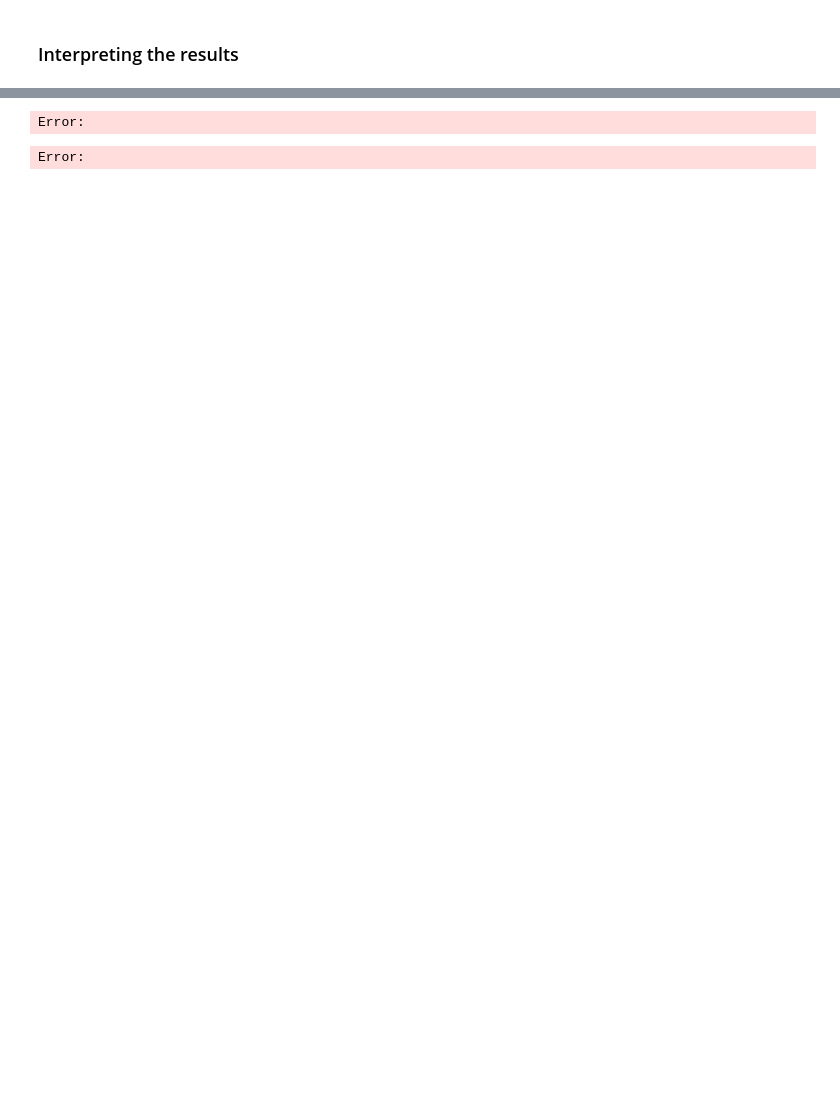
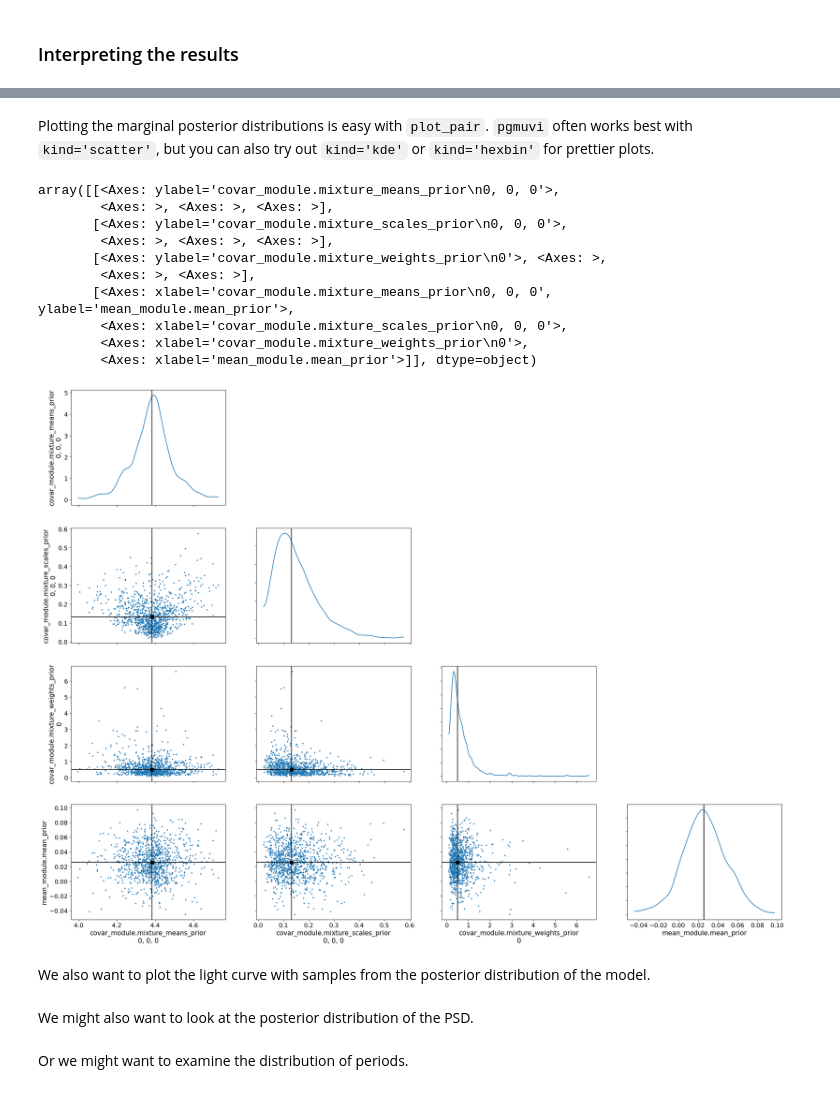
Before and after one commit to ICSM/pgmuvi, a Jupyter notebook: pgmuvi_tutorial_mcmc.ipynb, the cells around one changed output, grey strips where cells are left out. Drawn from its saved outputs; the diff is of its cells as text; code cells hidden in the pictures; blank space fills up the shorter version.

Commit message:
Extending the MCMC tutorial...
... and figuring out how to make all the plots and tables we want as output

```diff
--- a/pgmuvi_tutorial_mcmc.ipynb
+++ b/pgmuvi_tutorial_mcmc.ipynb
@@ -178,5 +187,23 @@ array([[<Axes: title={'center': 'covar_module.mixture_means_prior'}>,
+# %% [markdown]
+Plotting the marginal posterior distributions is easy with `plot_pair`. `pgmuvi` often works best with `kind='scatter'`, but you can also try out `kind='kde'` or `kind='hexbin'` for prettier plots.
 # %%
-az.plot_pair(lightcurve_1d.inference_data, kind='kde', var_names=['mean_module', 'covar_module'], filter_vars="like")
+az.plot_pair(lightcurve_1d.inference_data,
+             kind='scatter',
+             var_names=['mean_module', 'covar_module'], filter_vars="like",
+             marginals=True,
+             point_estimate='median'
+             )
 # %% [output]
-Error:
+array([[<Axes: ylabel='covar_module.mixture_means_prior\n0, 0, 0'>,
+        <Axes: >, <Axes: >, <Axes: >],
+       [<Axes: ylabel='covar_module.mixture_scales_prior\n0, 0, 0'>,
+        <Axes: >, <Axes: >, <Axes: >],
+       [<Axes: ylabel='covar_module.mixture_weights_prior\n0'>, <Axes: >,
+        <Axes: >, <Axes: >],
+       [<Axes: xlabel='covar_module.mixture_means_prior\n0, 0, 0', ylabel='mean_module.mean_prior'>,
+        <Axes: xlabel='covar_module.mixture_scales_prior\n0, 0, 0'>,
+        <Axes: xlabel='covar_module.mixture_weights_prior\n0'>,
+        <Axes: xlabel='mean_module.mean_prior'>]], dtype=object)
-Error:
+[figure, added]
+# %% [markdown]
+We also want to plot the light curve with samples from the posterior distribution of the model.
@@ -182,0 +212,2 @@ Error:
+# %% [markdown]
+We might also want to look at the posterior distribution of the PSD.
@@ -182,0 +216,2 @@ Error:
+# %% [markdown]
+Or we might want to examine the distribution of periods.
```
Also changed, not shown: parts of 12 cells of this notebook.
